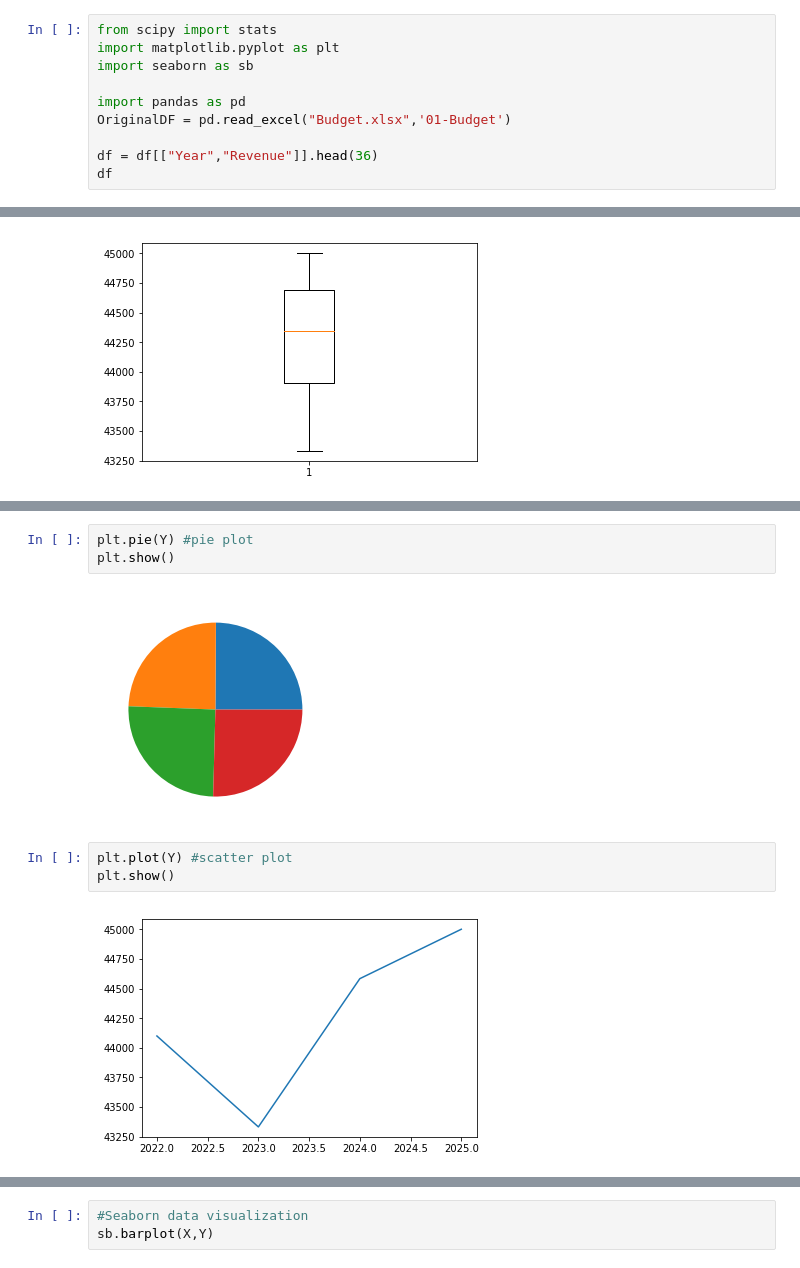
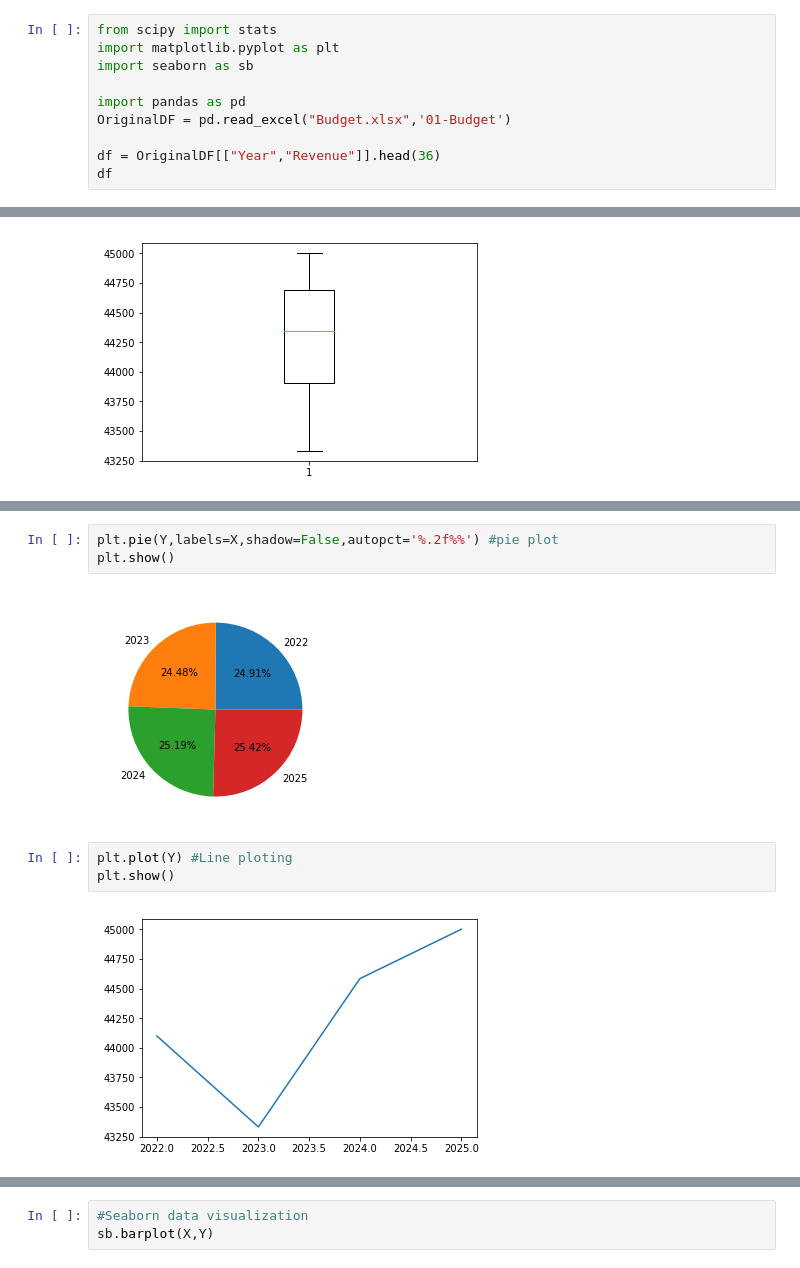
Before and after one commit to Ghoniem-Ghoniem/DataAnalysis, a Jupyter notebook: 04-Budget Data Visualization.ipynb, the cells around one changed output, grey strips where cells are left out. Drawn from its saved outputs; the diff is of its cells as text.

```diff
--- a/04-Budget Data Visualization.ipynb
+++ b/04-Budget Data Visualization.ipynb
@@ -6,7 +6,7 @@ import seaborn as sb
 import pandas as pd
 OriginalDF = pd.read_excel("Budget.xlsx",'01-Budget')
 
-df = df[["Year","Revenue"]].head(36)
+df = OriginalDF[["Year","Revenue"]].head(36)
 df
 # %% [output]
 |  | Year | Revenue |
@@ -73,10 +96,10 @@ plt.show()
 # %%
-plt.pie(Y) #pie plot
+plt.pie(Y,labels=X,shadow=False,autopct='%.2f%%') #pie plot
 plt.show()
 # %% [output]
-[figure, old version]
+[figure, new version]
 # %%
-plt.plot(Y) #scatter plot
+plt.plot(Y) #Line ploting
 plt.show()
 # %% [output]
 [figure]
```
Also changed, not shown: parts of 16 cells of this notebook.
